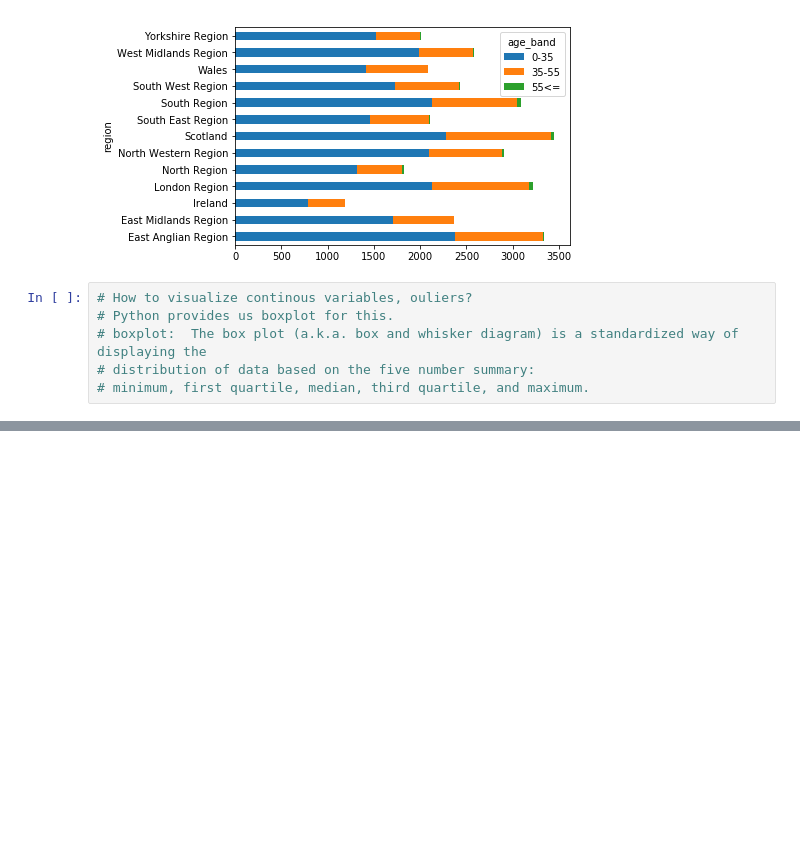
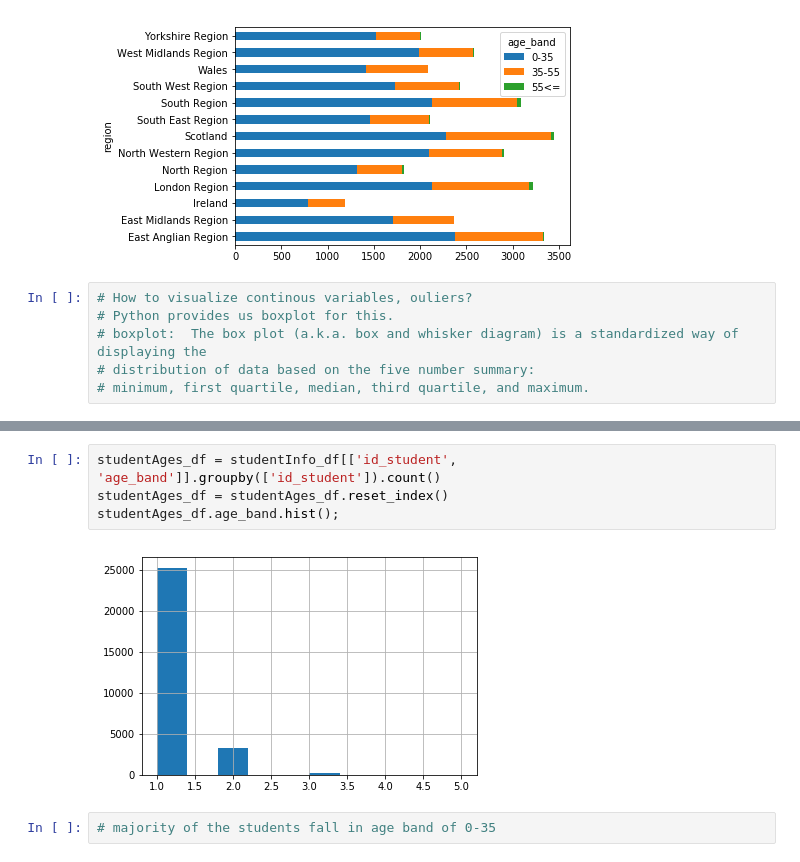
Before and after one commit to vjcalling/OULAD-data-analysis-EDA-, a Jupyter notebook: notebooks/OULAD-Open University Learning Analytics Dataset.ipynb, the cells around one changed output, grey strips where cells are left out. Drawn from its saved outputs; the diff is of its cells as text; blank space fills up the shorter version.

```diff
--- a/notebooks/OULAD-Open University Learning Analytics Dataset.ipynb
+++ b/notebooks/OULAD-Open University Learning Analytics Dataset.ipynb
@@ -302,0 +375,8 @@ pd.crosstab(studentInfo_df.region, studentInfo_df.age_band).plot.barh(stacked =
+# %%
+studentAges_df = studentInfo_df[['id_student', 'age_band']].groupby(['id_student']).count()
+studentAges_df = studentAges_df.reset_index()
+studentAges_df.age_band.hist();
+# %% [output]
+[figure, added]
+# %%
+# majority of the students fall in age band of 0-35
```
Also changed, not shown: parts of 36 cells of this notebook, 8 other files.
